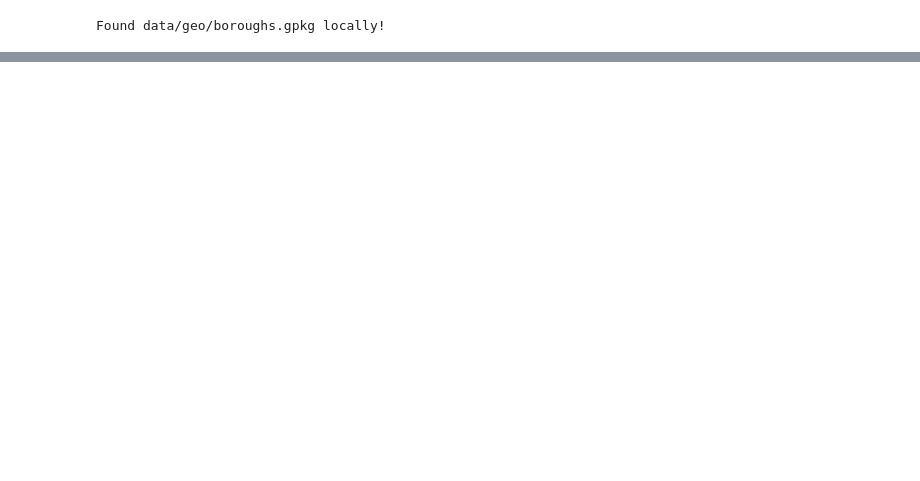
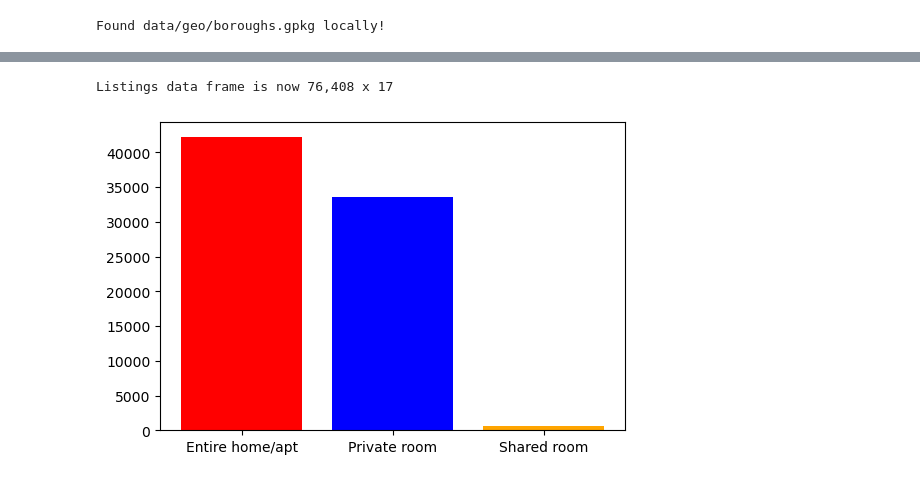
Before and after one commit to signesw/i2p_coursework, a Jupyter notebook: Data_Led_Policy_or_Marketing_Brief.ipynb, the cells around one changed output, grey strips where cells are left out. Drawn from its saved outputs; the diff is of its cells as text; code cells hidden in the pictures; blank space fills up the shorter version.

```diff
--- a/Data_Led_Policy_or_Marketing_Brief.ipynb
+++ b/Data_Led_Policy_or_Marketing_Brief.ipynb
@@ -161,0 +215,21 @@ ax.set_ylim(155000,202000)
+# %%
+#Make the listings object the geodataframe to simplify plotting
+listings=listings_geo
+# %%
+# Let's look at the distribution of property type in london - for that we want to make a barchart
+# We want to group by property type and then add them to get a count for each
+#First drop the hotel rooms- we're not going to include them in further analysis
+listings = listings[listings.room_type != "Hotel room"]
+print(f"Listings data frame is now {listings.shape[0]:,} x {listings.shape[1]}")
+
+# We want to get the count for each room type
+roomtype= listings['room_type'].value_counts().to_frame()
+# %% [output]
+Listings data frame is now 76,408 x 17
+# %%
+#Create a bar plot
+fig, ax, plt.subplots(1,1, figsize=(6,4))
+plt.style.use('seaborn-colorblind')
+ax= plt.bar(roomtype.index,roomtype.room_type, color=['red', 'blue', 'orange'])
+# %% [output]
+[figure, added]
```
Also changed, not shown: parts of 33 cells of this notebook.
